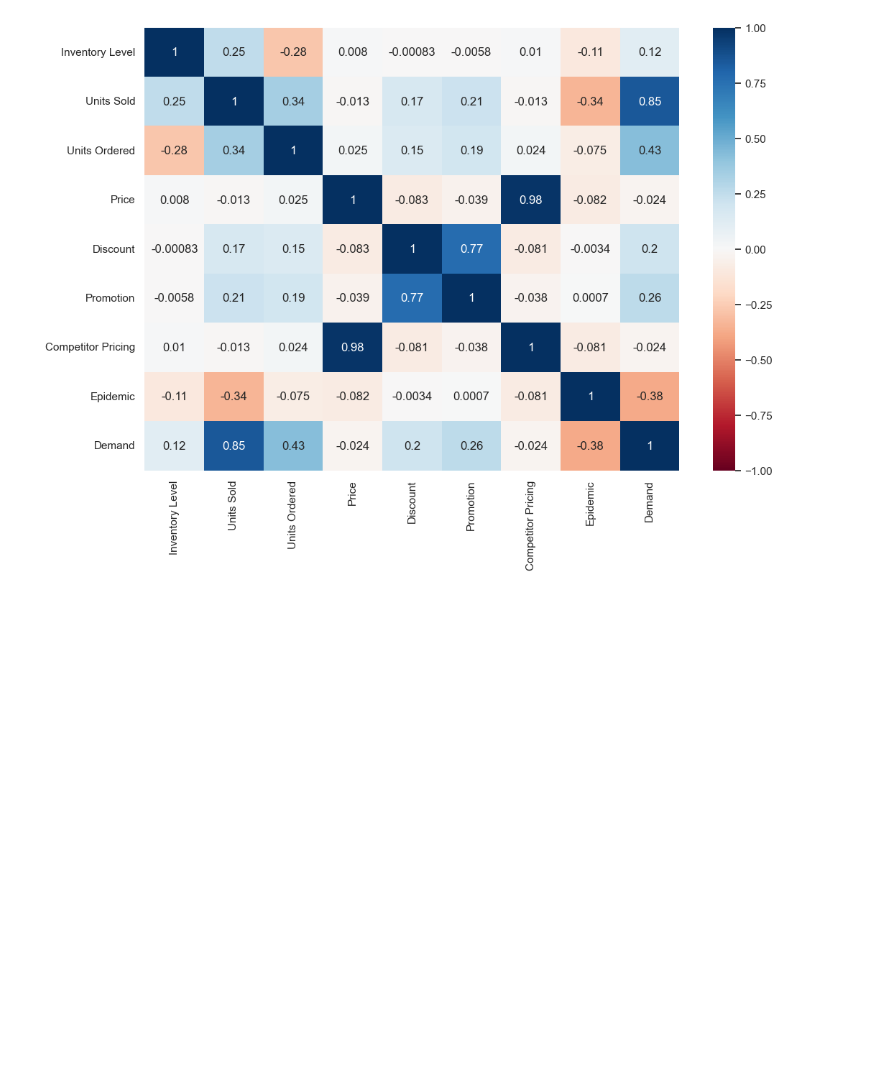
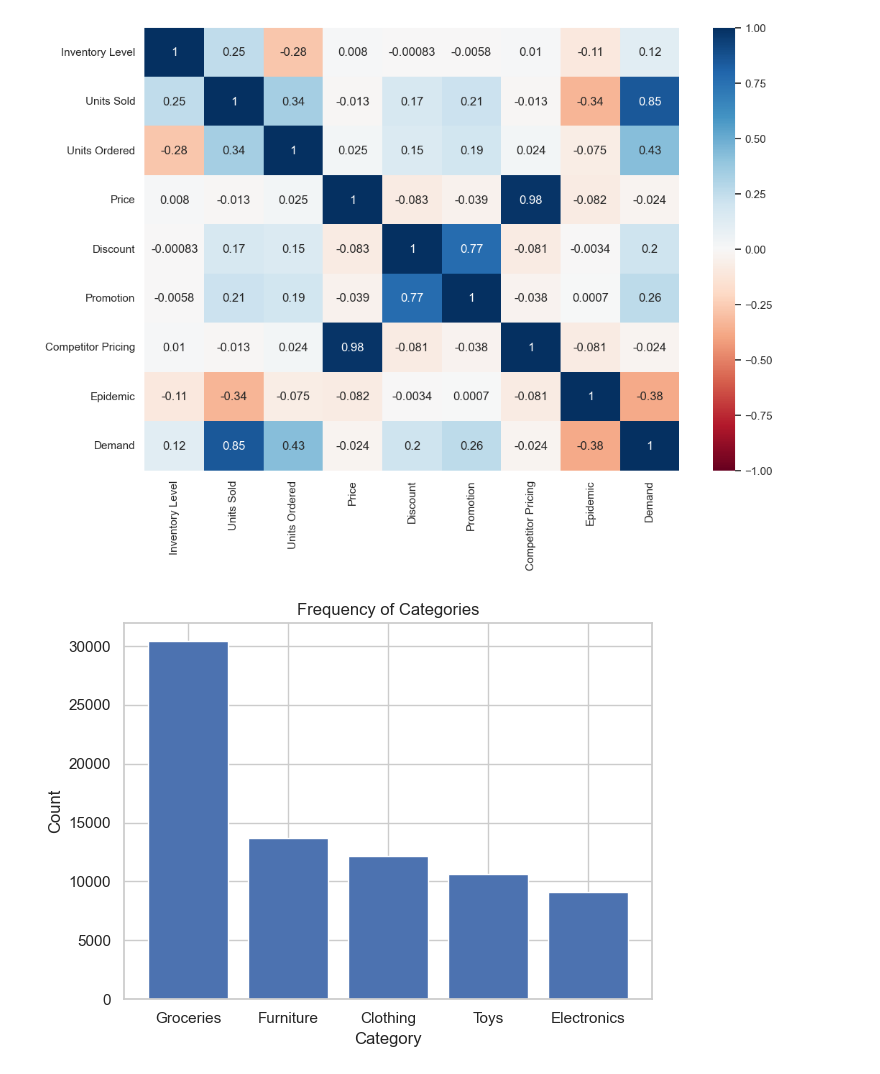
Before and after one commit to HarrisonWilliams123/Retail_Demand_Forecasting_Project, a Jupyter notebook: notebooks/demand_forecasting_EDA.ipynb, the cells around one changed output. Saved outputs shown, nothing was run; the diff lists cells and outputs as text; code cells hidden in the pictures; blank space fills up the shorter version.

```diff
--- a/notebooks/demand_forecasting_EDA.ipynb
+++ b/notebooks/demand_forecasting_EDA.ipynb
@@ -128,8 +128,8 @@ df['Date'] = pd.to_datetime(df['Date'])
 #Feature Engineering
 df['PriceToCompetitorPriceRatio'] = df['Price'] / df['Competitor Pricing']
 df['UnitsSoldToUnitsOrderedRatio'] = df['Units Sold'] / df['Units Ordered']
-df['PromotionToUnitsSold'] = df['Promotion'] / df['Units Sold']
-df['DiscountToUnitsSold'] = df['Discount'] / df['Units Sold']
+df['PromotionToUnitsSold'] = df['Promotion'] + 1 / df['Units Sold']
+df['DiscountToUnitsSold'] = df['Discount'] + 1 / df['Units Sold']
 df['UnitsSoldToInventoryLevel'] = df['Units Sold'] / df['Inventory Level']
 
 df['PriceToCompetitorPriceRatio'] = df['PriceToCompetitorPriceRatio'].fillna(0)
@@ -236,3 +236,14 @@ sns.heatmap(corr, annot=True, cmap="RdBu", vmin=-1, vmax=1)
 plt.show()
 # %% [output]
 [figure]
+# %%
+
+counts = df['Category'].value_counts()
+plt.bar(counts.index, counts.values)
+plt.xlabel("Category")
+plt.ylabel("Count")
+plt.title("Frequency of Categories")
+plt.tight_layout()
+plt.show()
+# %% [output]
+[figure, added]
```
Also changed, not shown: parts of 10 cells of this notebook, 1 other file.
